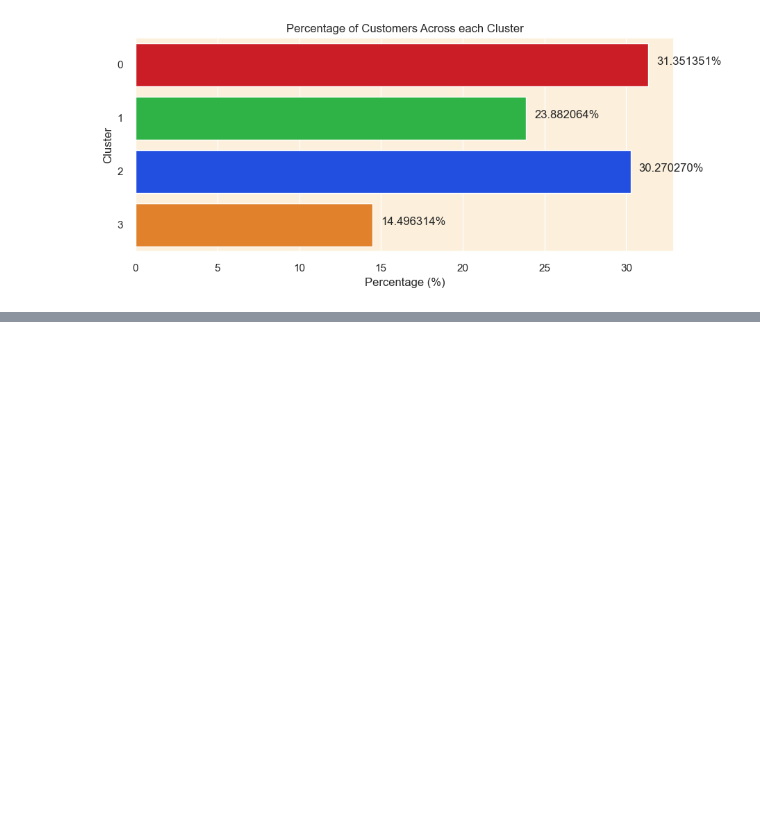
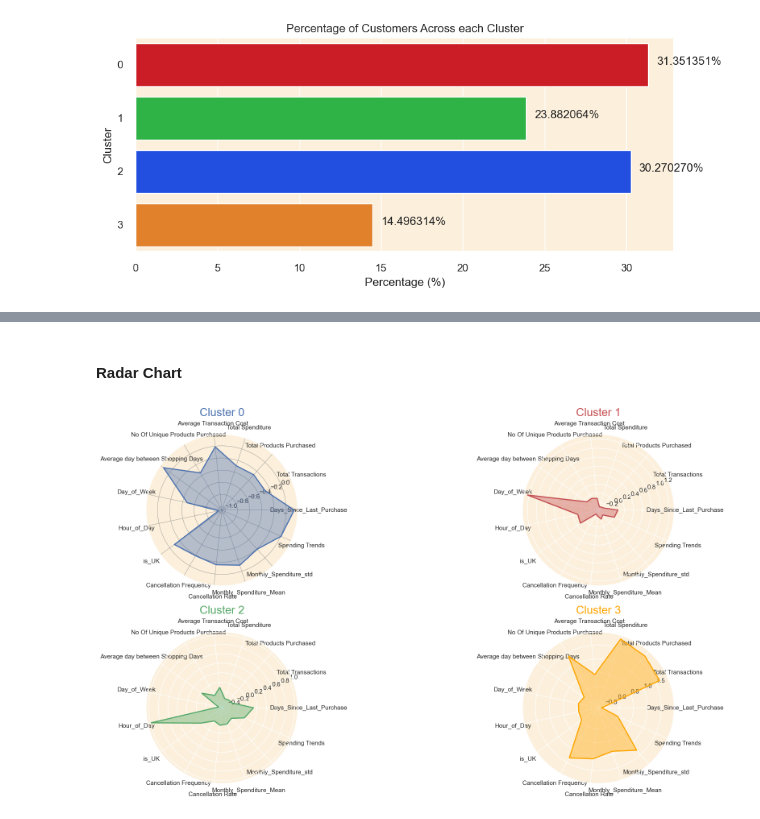
Before and after one commit to Andrew-Andrew0302/Customer_Segmentation, a Jupyter notebook: Customer_Segmentation.ipynb, the cells around one changed output, grey strips where cells are left out. Drawn from its saved outputs; the diff is of its cells as text; code cells hidden in the pictures; blank space fills up the shorter version.

Commit message:
Added Radar Chart and explanation for each cluster

```diff
--- a/Customer_Segmentation.ipynb
+++ b/Customer_Segmentation.ipynb
@@ -898,0 +901,57 @@ plt.show()
+# %% [markdown]
+#### Radar Chart
+# %%
+# Set "CustomerID" to the index first
+df_customer = customer_cleaned.set_index("CustomerID")
+
+# Scale the data
+scaled = StandardScaler()
+df_scaled = scaler.fit_transform(df_customer.drop(columns = ['cluster'], axis=1))
+
+# Create a new dataframe with standardized values and add the cluster column back
+df_scaled = pd.DataFrame(df_scaled, columns = df_customer.columns[:-1], index = df_customer.index)
+df_scaled['cluster'] = df_customer['cluster']
+
+# Calculate the centroids of each cluster
+cluster_centroids = df_scaled.groupby('cluster').mean()
+
+def create_radar_chart(ax, angles, data, color, cluster):
+    # Plot the data and fill the area
+    ax.fill(angles, data, color = color, alpha = 0.4)
+    ax.plot(angles, data, color = color, linewidth = 2, linestyle = 'solid')
+    # Add a title
+    ax.set_title(f'Cluster {cluster}', size = 20, color = color, y = 1.1)
+
+labels = np.array(cluster_centroids.columns)
+num_vars = len(labels)
+
+angles = np.linspace(0, 2* np.pi, num_vars, endpoint = False).tolist()
+
+labels = np.concatenate((labels, [labels[0]]))
+angles += angles[:1]
+
+fig, ax = plt.subplots(figsize = (20, 10), subplot_kw = dict(polar = True), nrows=2, ncols=2)
+
+colors = ["b", "r", "g", "orange"]
+
+# Create radar chart for each cluster
+for i, color in enumerate(colors):
+    data = cluster_centroids.loc[i].tolist()
+    data += data[:1]
+    create_radar_chart(ax.flat[i], angles, data, color, i)
+
+# Set labels for the radar charts
+for axis in ax.flat:
+    axis.set_xticks(angles[:-1])
+    axis.set_xticklabels(labels[:-1])
+
+# Add a grid
+ax.flat[0].grid(color = "grey", linewidth = 0.5)
+
+
+
+# Display the plot
+plt.tight_layout()
+plt.show()
+# %% [output]
+[figure, added]
```
Also changed, not shown: parts of 2 cells of this notebook.
